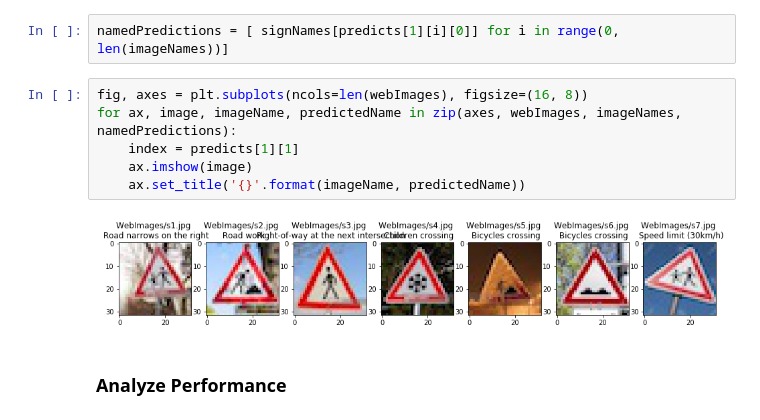
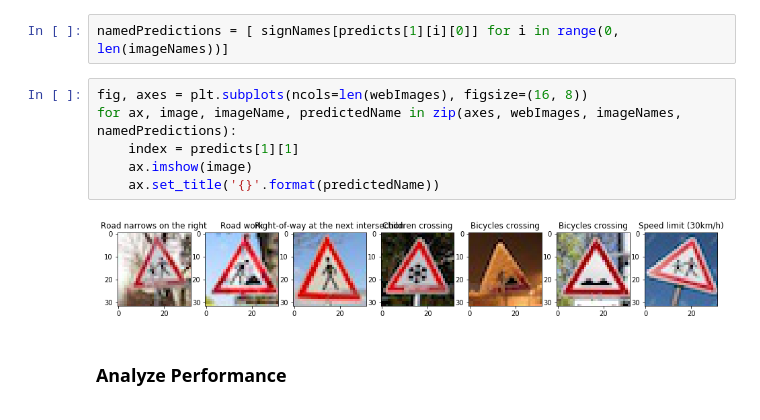
Before and after one commit to Guocheng99/CarND-TrafficSign-P2, a Jupyter notebook: Traffic_Sign_Classifier.ipynb, the cells around one changed output. Cells and saved outputs as stored; diff of their text form.

Commit message:
new images

```diff
--- a/Traffic_Sign_Classifier.ipynb
+++ b/Traffic_Sign_Classifier.ipynb
@@ -547,11 +547,11 @@ namedPredictions = [ signNames[predicts[1][i][0]] for i in range(0, len(imageNam
 # %%
 fig, axes = plt.subplots(ncols=len(webImages), figsize=(16, 8))
 for ax, image, imageName, predictedName in zip(axes, webImages, imageNames, namedPredictions):
     index = predicts[1][1]
     ax.imshow(image)
-    ax.set_title('{}'.format(imageName, predictedName))
+    ax.set_title('{}'.format(predictedName))
 # %% [output]
-[figure, old version]
+[figure, new version]
 # %% [markdown]
 ### Analyze Performance
 # %%
```
